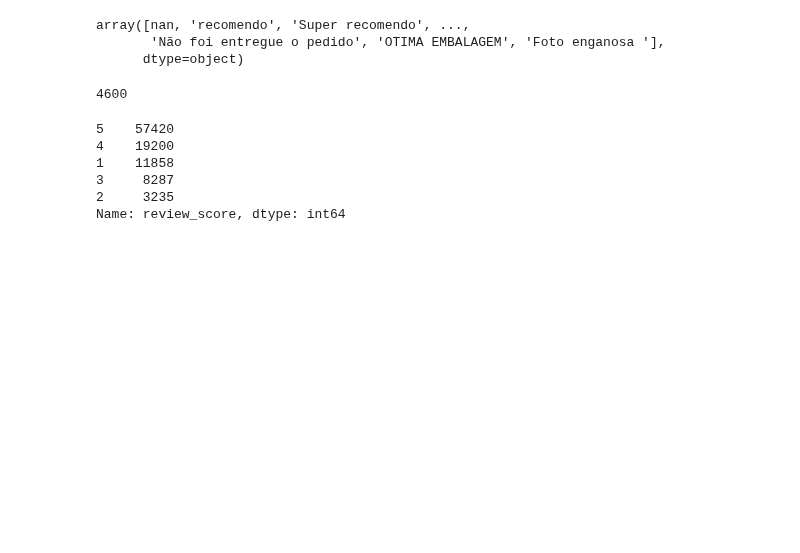
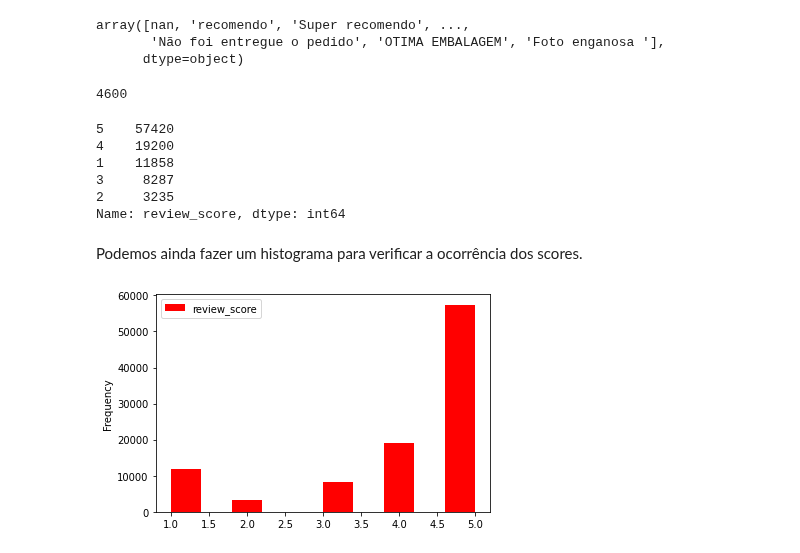
Before and after one commit to smalvar/olist-e-commerce, a Jupyter notebook: reviews_analysis.ipynb, the cells around one changed output. Saved outputs shown, nothing was run; the diff lists cells and outputs as text; code cells hidden in the pictures; blank space fills up the shorter version.

Commit message:
Add histogram to "review_score" column

```diff
--- a/reviews_analysis.ipynb
+++ b/reviews_analysis.ipynb
@@ -124,3 +124,10 @@ reviews['review_score'].value_counts()
 3     8287
 2     3235
 Name: review_score, dtype: int64
+# %% [markdown]
+Podemos ainda fazer um histograma para verificar a ocorrência dos scores.
+# %%
+# # Plotando histograma
+reviews.plot(kind='hist', color='r');
+# %% [output]
+[figure, added]
```
